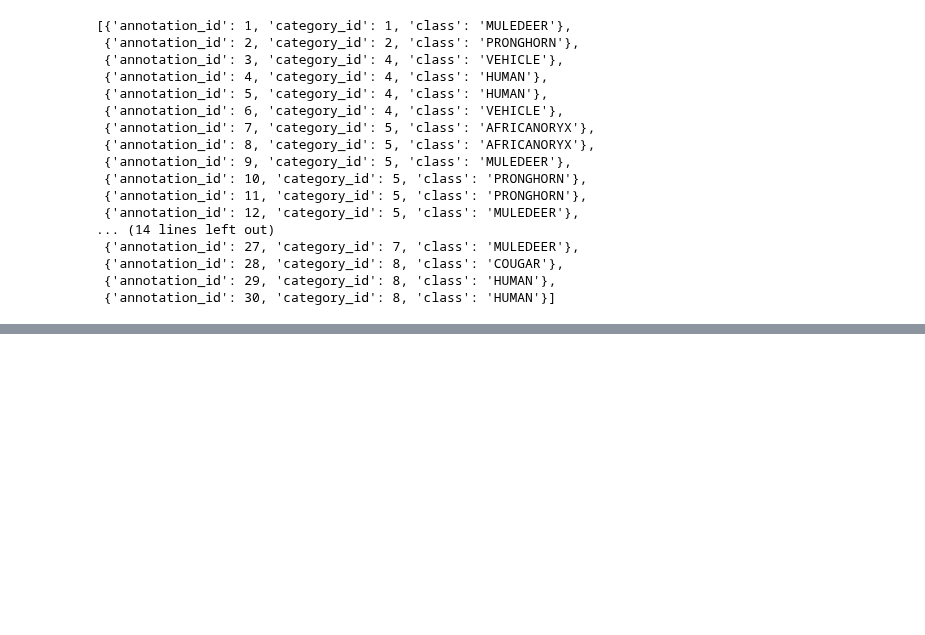
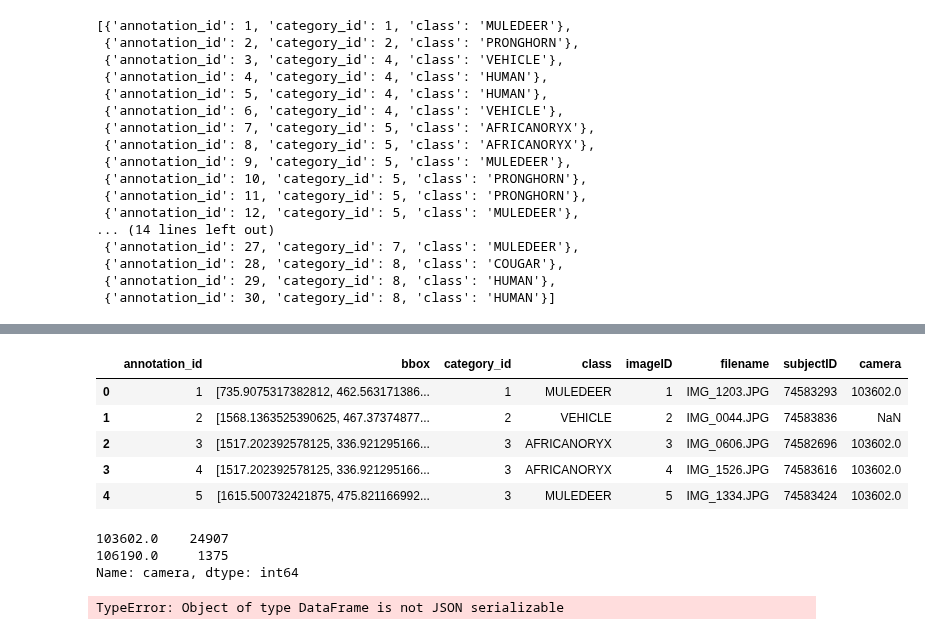
Before and after one commit to rowanoaktree/WildSouthwest, a Jupyter notebook: Scratch/sev_zooniverse2COCO.ipynb, the cells around one changed output, grey strips where cells are left out. Saved outputs shown, nothing was run; the diff lists cells and outputs as text; code cells hidden in the pictures; blank space fills up the shorter version.

```diff
--- a/Scratch/sev_zooniverse2COCO.ipynb
+++ b/Scratch/sev_zooniverse2COCO.ipynb
@@ -119,0 +173,17 @@ annos
+# %%
+cleancams = addcams.drop(['image_id_y', 'filename_y', 'Unnamed: 0'], axis=1)
+cleancams = cleancams.rename({'image_id_x': 'imageID', 'filename_x': 'filename'}, axis=1)
+cleancams.head()
+# %% [output]
+|  | annotation_id | bbox | category_id | class | imageID | filename | subjectID | camera |
+| 0 | 1 | [735.9075317382812, 462.563171386... | 1 | MULEDEER | 1 | IMG_1203.JPG | 74583293 | 103602.0 |
+| 1 | 2 | [1568.1363525390625, 467.37374877... | 2 | VEHICLE | 2 | IMG_0044.JPG | 74583836 | NaN |
+| 2 | 3 | [1517.202392578125, 336.921295166... | 3 | AFRICANORYX | 3 | IMG_0606.JPG | 74582696 | 103602.0 |
+| 3 | 4 | [1517.202392578125, 336.921295166... | 3 | AFRICANORYX | 4 | IMG_1526.JPG | 74583616 | 103602.0 |
+| 4 | 5 | [1615.500732421875, 475.821166992... | 3 | MULEDEER | 5 | IMG_1334.JPG | 74583424 | 103602.0 |
+# %%
+cleancams.camera.value_counts()
+# %% [output]
+103602.0    24907
+106190.0     1375
+Name: camera, dtype: int64
@@ -120,3 +192,5 @@ annos
 # %%
-with open("sevclean.json", "w") as outfile:
-    json.dump(annos, outfile)
+with open("sev_annos_cams.json", "w") as outfile:
+    json.dump(cleancams, outfile)
+# %% [output]
+TypeError: Object of type DataFrame is not JSON serializable
```
Also changed, not shown: parts of 8 cells of this notebook.
